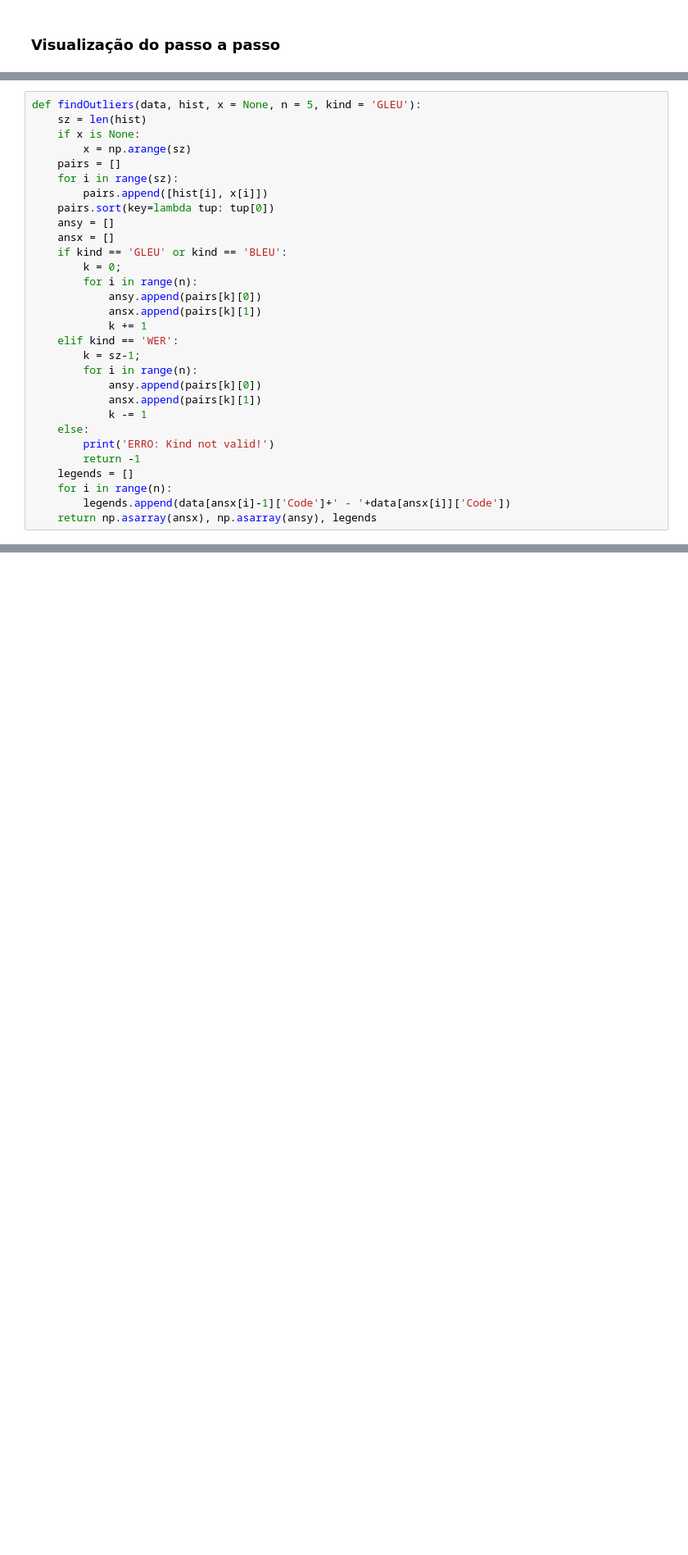
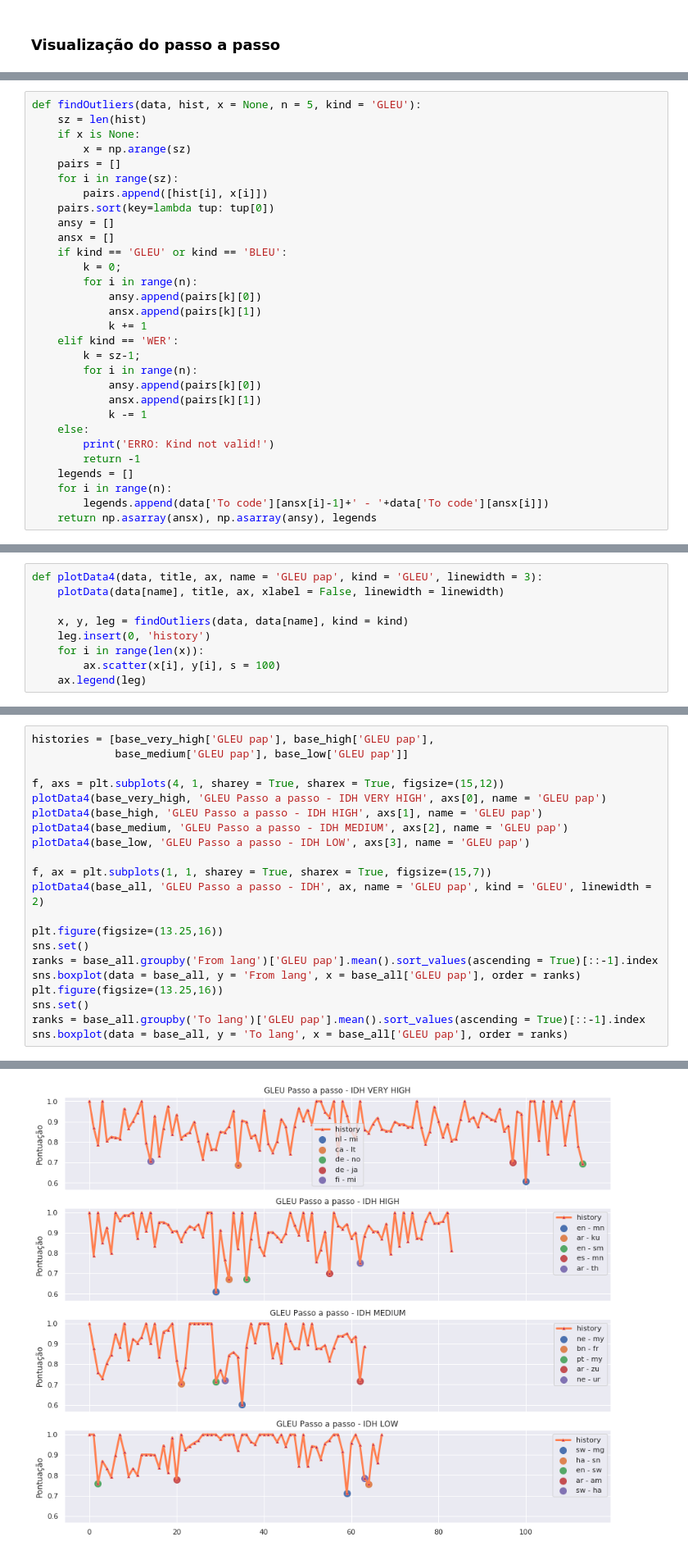
Before and after one commit to gecid-aia/babel, a Jupyter notebook: exploring_results.ipynb, the cells around one changed output, grey strips where cells are left out. Shown at 82% size. Drawn from its saved outputs; the diff is of its cells as text; blank space fills up the shorter version.

```diff
--- a/exploring_results.ipynb
+++ b/exploring_results.ipynb
@@ -253,5 +280,5 @@ def findOutliers(data, hist, x = None, n = 5, kind = 'GLEU'):
         return -1
     legends = []
     for i in range(n):
-        legends.append(data[ansx[i]-1]['Code']+' - '+data[ansx[i]]['Code'])
+        legends.append(data['To code'][ansx[i]-1]+' - '+data['To code'][ansx[i]])
     return np.asarray(ansx), np.asarray(ansy), legends
@@ -426,0 +285,9 @@ sns.boxplot(data = all_df, y = 'To languages', x = all_df['WER'], order = ranks)
+# %%
+def plotData4(data, title, ax, name = 'GLEU pap', kind = 'GLEU', linewidth = 3):
+    plotData(data[name], title, ax, xlabel = False, linewidth = linewidth)
+
+    x, y, leg = findOutliers(data, data[name], kind = kind)
+    leg.insert(0, 'history')
+    for i in range(len(x)):
+        ax.scatter(x[i], y[i], s = 100)
+    ax.legend(leg)
@@ -426,0 +300,22 @@ sns.boxplot(data = all_df, y = 'To languages', x = all_df['WER'], order = ranks)
+# %%
+histories = [base_very_high['GLEU pap'], base_high['GLEU pap'],
+             base_medium['GLEU pap'], base_low['GLEU pap']]
+
+f, axs = plt.subplots(4, 1, sharey = True, sharex = True, figsize=(15,12))
+plotData4(base_very_high, 'GLEU Passo a passo - IDH VERY HIGH', axs[0], name = 'GLEU pap')
+plotData4(base_high, 'GLEU Passo a passo - IDH HIGH', axs[1], name = 'GLEU pap')
+plotData4(base_medium, 'GLEU Passo a passo - IDH MEDIUM', axs[2], name = 'GLEU pap')
+plotData4(base_low, 'GLEU Passo a passo - IDH LOW', axs[3], name = 'GLEU pap')
+
+f, ax = plt.subplots(1, 1, sharey = True, sharex = True, figsize=(15,7))
+plotData4(base_all, 'GLEU Passo a passo - IDH', ax, name = 'GLEU pap', kind = 'GLEU', linewidth = 2)
+
+plt.figure(figsize=(13.25,16))
+sns.set()
+ranks = base_all.groupby('From lang')['GLEU pap'].mean().sort_values(ascending = True)[::-1].index
+sns.boxplot(data = base_all, y = 'From lang', x = base_all['GLEU pap'], order = ranks)
+plt.figure(figsize=(13.25,16))
+sns.set()
+ranks = base_all.groupby('To lang')['GLEU pap'].mean().sort_values(ascending = True)[::-1].index
+sns.boxplot(data = base_all, y = 'To lang', x = base_all['GLEU pap'], order = ranks)
+# %% [output]
@@ -426,0 +323 @@ sns.boxplot(data = all_df, y = 'To languages', x = all_df['WER'], order = ranks)
+[figure, added]
```
Also changed, not shown: parts of 21 cells of this notebook, 10 other files.
